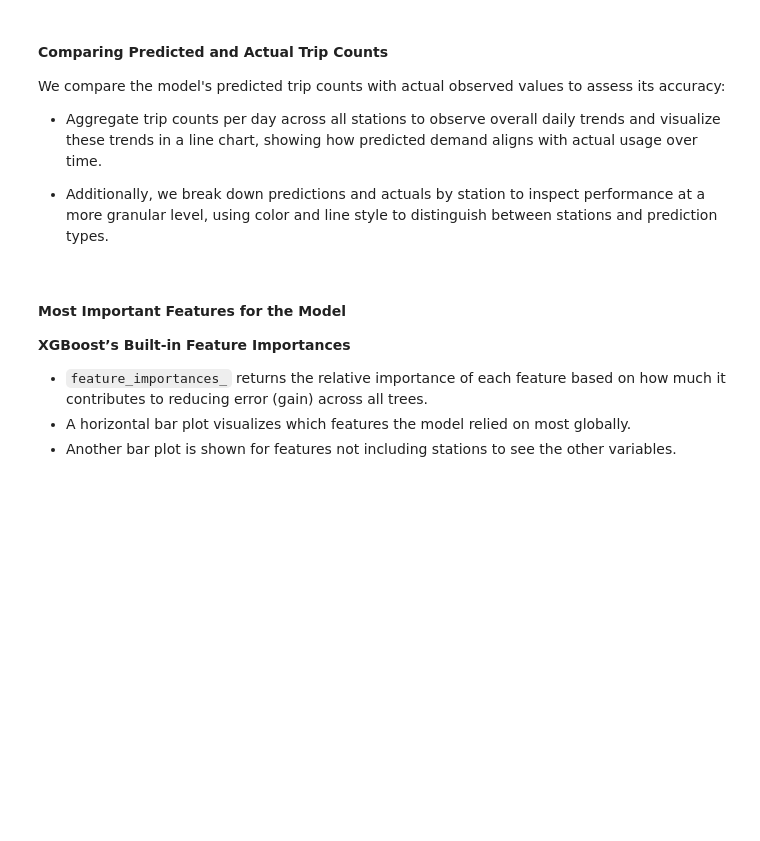
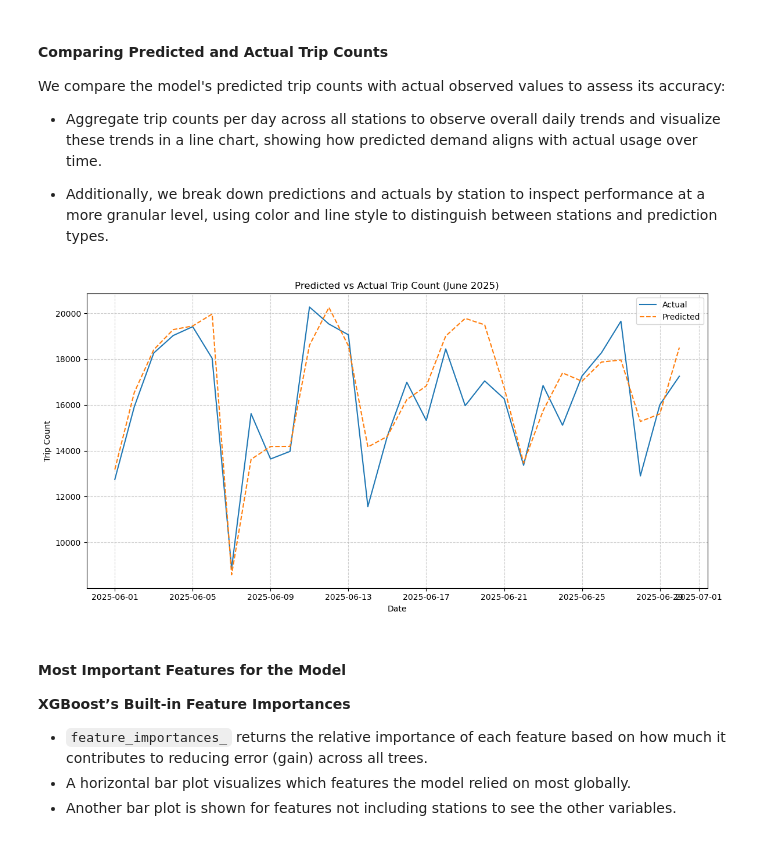
Before and after one commit to TurkiAlrasheed/pedalcast, a Jupyter notebook: modeling.ipynb, the cells around one changed output. Drawn from its saved outputs; the diff is of its cells as text; code cells hidden in the pictures; blank space fills up the shorter version.

```diff
--- a/modeling.ipynb
+++ b/modeling.ipynb
@@ -274,35 +278,38 @@ We compare the model's predicted trip counts with actual observed values to asse
 # %%
 # Step 1: Add predictions and actuals
 y_test_pred_df = X_test.copy()
 y_test_pred_df['actual'] = y_test
 y_test_pred_df['predicted'] = y_pred
 
 # Step 2: Rebuild date from features
 y_test_pred_df['date'] = pd.to_datetime({
     'year': y_test_pred_df['year'],
     'month': y_test_pred_df['month'],
     'day': y_test_pred_df['dayofmonth']
 })
 
 # Step 3: Aggregate trip counts per day
 daily_actual_vs_pred = (
     y_test_pred_df
     .groupby('date')[['actual', 'predicted']]
     .sum()
     .reset_index()
 )
 
-# Step 4: Plot
-fig = px.line(
-    daily_actual_vs_pred,
-    x="date",
-    y=["actual", "predicted"],
-    title="Predicted vs Actual Trip Count (June 2025)",
-    labels={"value": "Trip Count", "variable": "Legend"},
-    template="plotly_white"
-)
+plt.figure(figsize=(12, 6))
 
-fig.show()
+plt.plot(daily_actual_vs_pred['date'], daily_actual_vs_pred['actual'], label='Actual', linestyle='-')
+plt.plot(daily_actual_vs_pred['date'], daily_actual_vs_pred['predicted'], label='Predicted', linestyle='--')
+
+plt.title("Predicted vs Actual Trip Count (June 2025)")
+plt.xlabel("Date")
+plt.ylabel("Trip Count")
+plt.legend()
+plt.grid(True, linestyle='--', alpha=0.6)
+plt.tight_layout()
+plt.show()
+# %% [output]
+[figure, added]
 # %%
 def plot_actual_vs_predicted_by_station(y_test_pred_df, station_ids=None, top_n=10):
     # Step 1: Aggregate by date and station
```
Also changed, not shown: parts of 1 cell of this notebook.
